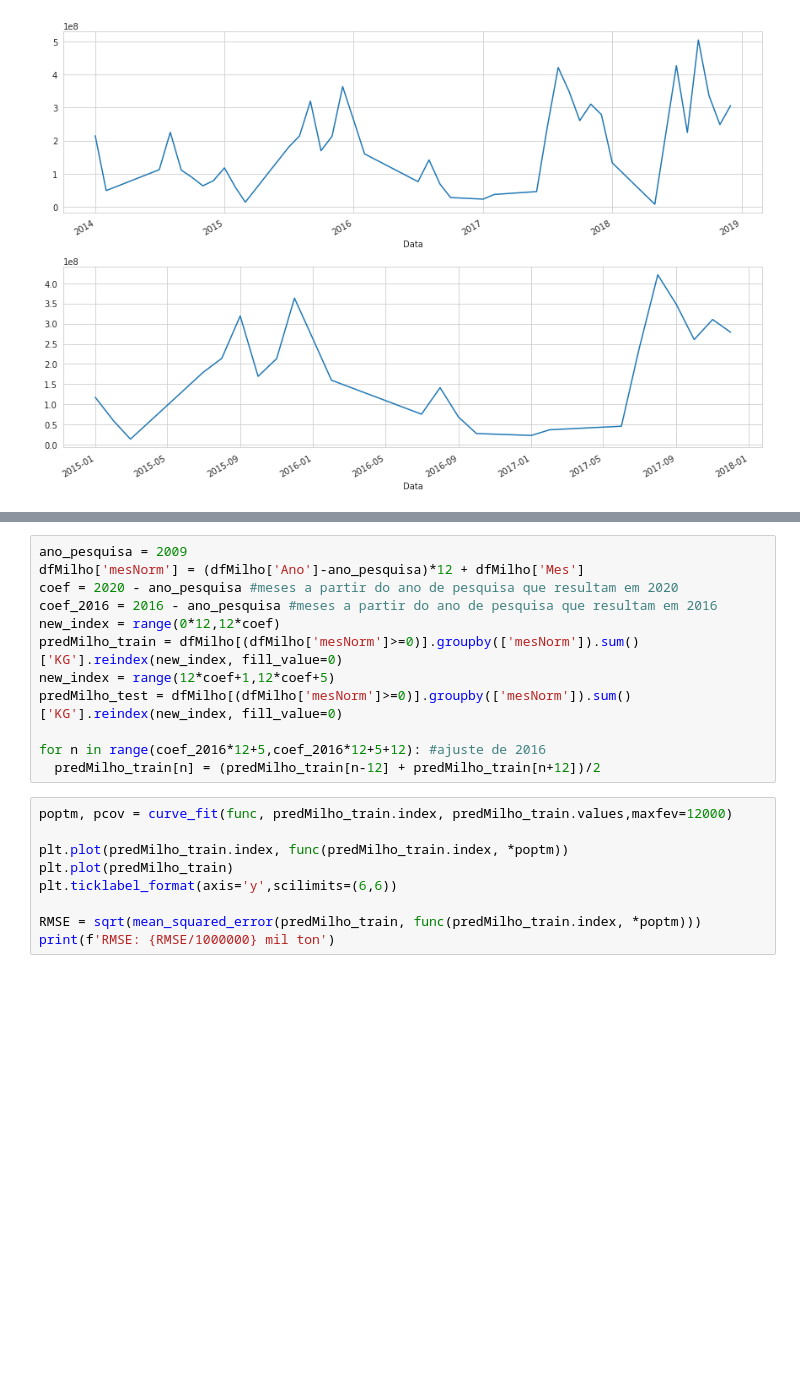
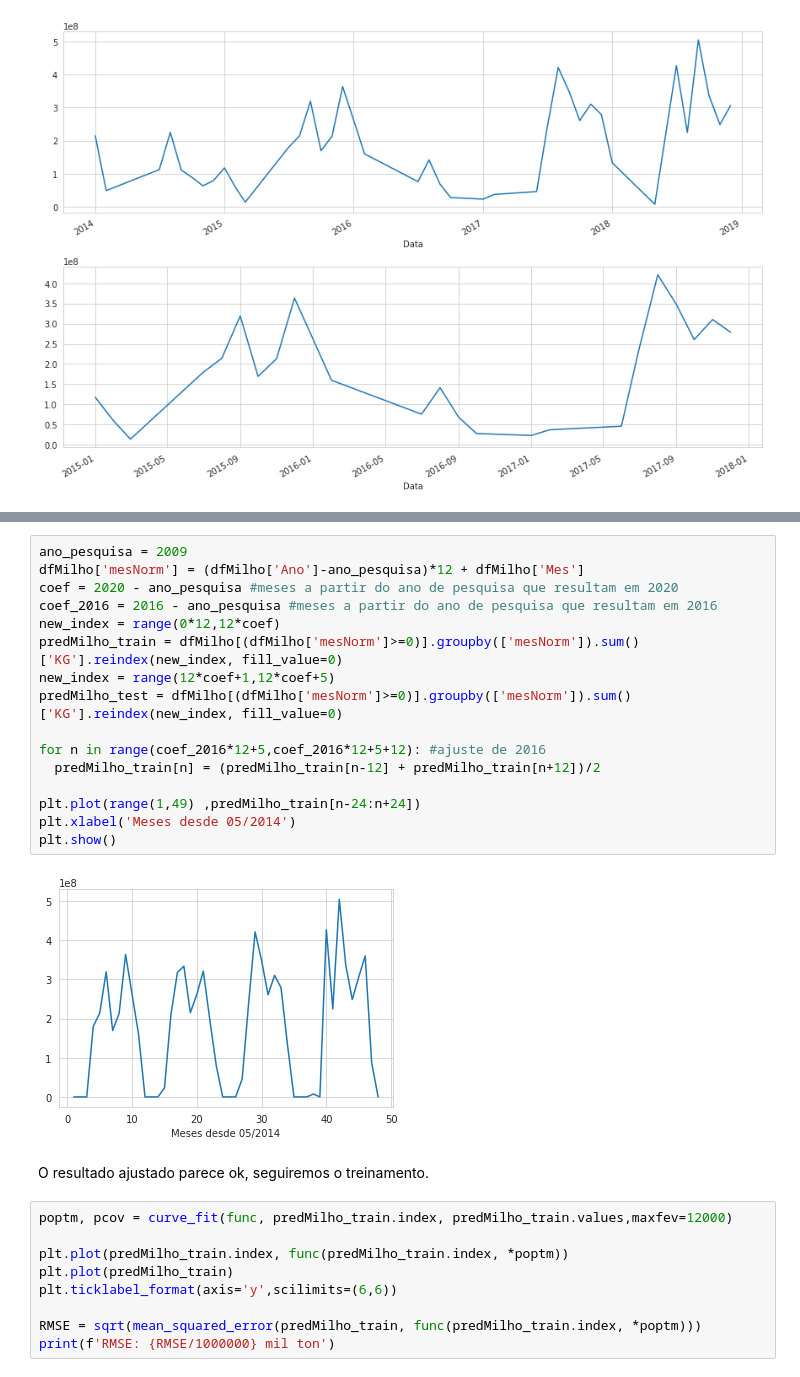
Before and after one commit to Trajanolc/Analise_Graos_Santarem, a Jupyter notebook: Analise_Exportação_Por_porto_Santarém.ipynb, the cells around one changed output, grey strips where cells are left out. Cells and saved outputs as stored; diff of their text form; blank space fills up the shorter version.

```diff
--- a/Analise_Exportação_Por_porto_Santarém.ipynb
+++ b/Analise_Exportação_Por_porto_Santarém.ipynb
@@ -289,15 +331,23 @@ A correção será feita entre o mês 05 de 2016 e 05 de 2017, pegando a média
 # %%
 ano_pesquisa = 2009
 dfMilho['mesNorm'] = (dfMilho['Ano']-ano_pesquisa)*12 + dfMilho['Mes']
 coef = 2020 - ano_pesquisa #meses a partir do ano de pesquisa que resultam em 2020
 coef_2016 = 2016 - ano_pesquisa #meses a partir do ano de pesquisa que resultam em 2016
 new_index = range(0*12,12*coef)
 predMilho_train = dfMilho[(dfMilho['mesNorm']>=0)].groupby(['mesNorm']).sum()['KG'].reindex(new_index, fill_value=0)
 new_index = range(12*coef+1,12*coef+5)
 predMilho_test = dfMilho[(dfMilho['mesNorm']>=0)].groupby(['mesNorm']).sum()['KG'].reindex(new_index, fill_value=0)
 
 for n in range(coef_2016*12+5,coef_2016*12+5+12): #ajuste de 2016
   predMilho_train[n] = (predMilho_train[n-12] + predMilho_train[n+12])/2
+
+plt.plot(range(1,49) ,predMilho_train[n-24:n+24])
+plt.xlabel('Meses desde 05/2014')
+plt.show()
+# %% [output]
+[figure, added]
+# %% [markdown]
+O resultado ajustado parece ok, seguiremos o treinamento.
 # %%
 poptm, pcov = curve_fit(func, predMilho_train.index, predMilho_train.values,maxfev=12000)
 
```
Also changed, not shown: parts of 22 cells of this notebook.
